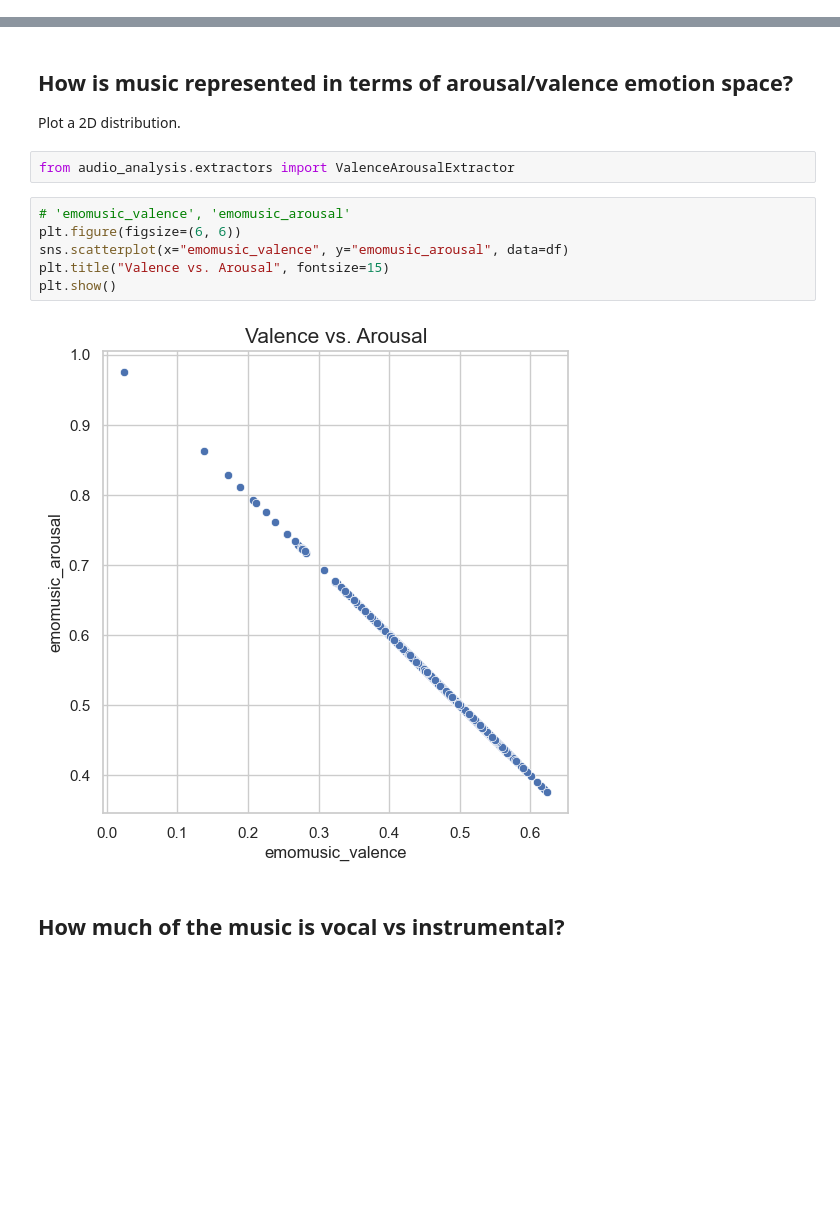
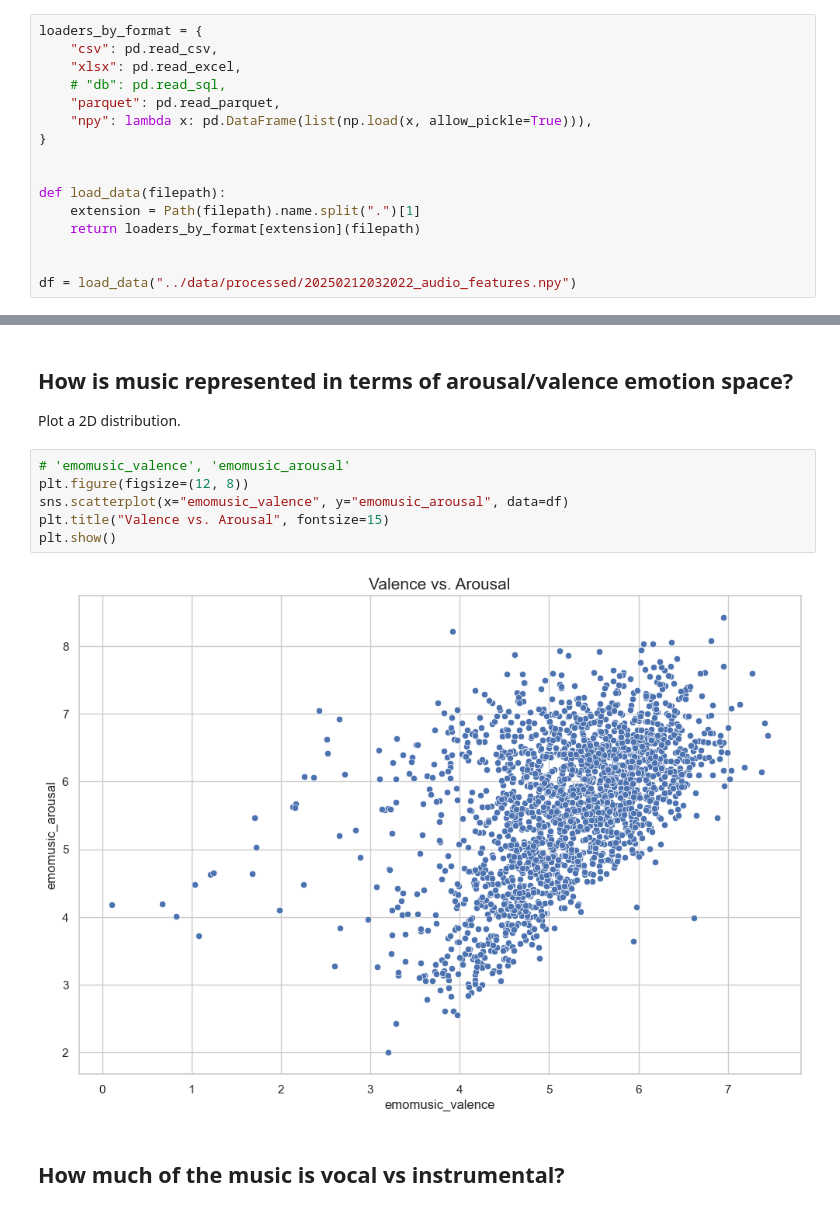
Before and after one commit to fergarciadlc/amplab-essentia-content-based-playlists, a Jupyter notebook: notebooks/02_statistical_report.ipynb, the cells around one changed output, grey strips where cells are left out. Drawn from its saved outputs; the diff is of its cells as text; blank space fills up the shorter version.

```diff
--- a/notebooks/02_statistical_report.ipynb
+++ b/notebooks/02_statistical_report.ipynb
@@ -19,6 +19,22 @@ df = pd.read_csv("../data/processed/20250210110942_audio_features.csv")
 def query_df_with_sql(sql, df, table_name="audio_features", conn=conn):
     df.to_sql(name=table_name, con=conn, if_exists="replace")
     return pd.read_sql(sql, conn)
+# %%
+loaders_by_format = {
+    "csv": pd.read_csv,
+    "xlsx": pd.read_excel,
+    # "db": pd.read_sql,
+    "parquet": pd.read_parquet,
+    "npy": lambda x: pd.DataFrame(list(np.load(x, allow_pickle=True))),
+}
+
+
+def load_data(filepath):
+    extension = Path(filepath).name.split(".")[1]
+    return loaders_by_format[extension](filepath)
+
+
+df = load_data("../data/processed/20250212032022_audio_features.npy")
 # %%
 df.columns
 # %% [output]
@@ -249,16 +288,14 @@ plt.show()
 # %% [markdown]
 ## How is music represented in terms of arousal/valence emotion space?
 Plot a 2D distribution.
-# %%
-from audio_analysis.extractors import ValenceArousalExtractor
 # %%
 # 'emomusic_valence', 'emomusic_arousal'
-plt.figure(figsize=(6, 6))
+plt.figure(figsize=(12, 8))
 sns.scatterplot(x="emomusic_valence", y="emomusic_arousal", data=df)
 plt.title("Valence vs. Arousal", fontsize=15)
 plt.show()
 # %% [output]
-[figure, old version]
+[figure, new version]
 # %% [markdown]
 ## How much of the music is vocal vs instrumental?
 # %%
```
Also changed, not shown: parts of 10 cells of this notebook.
